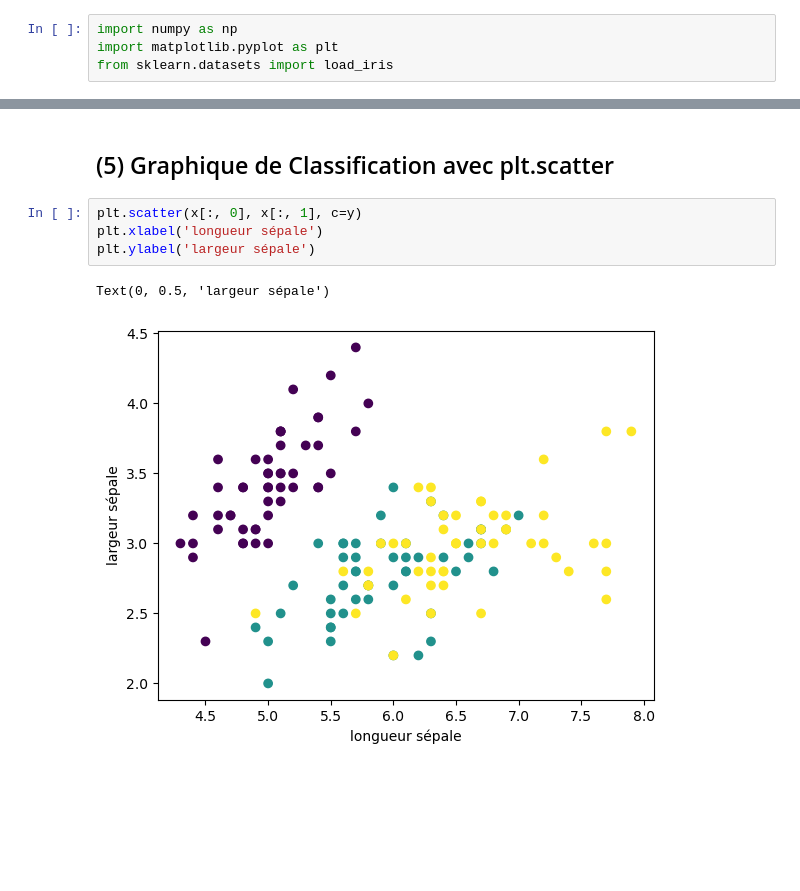
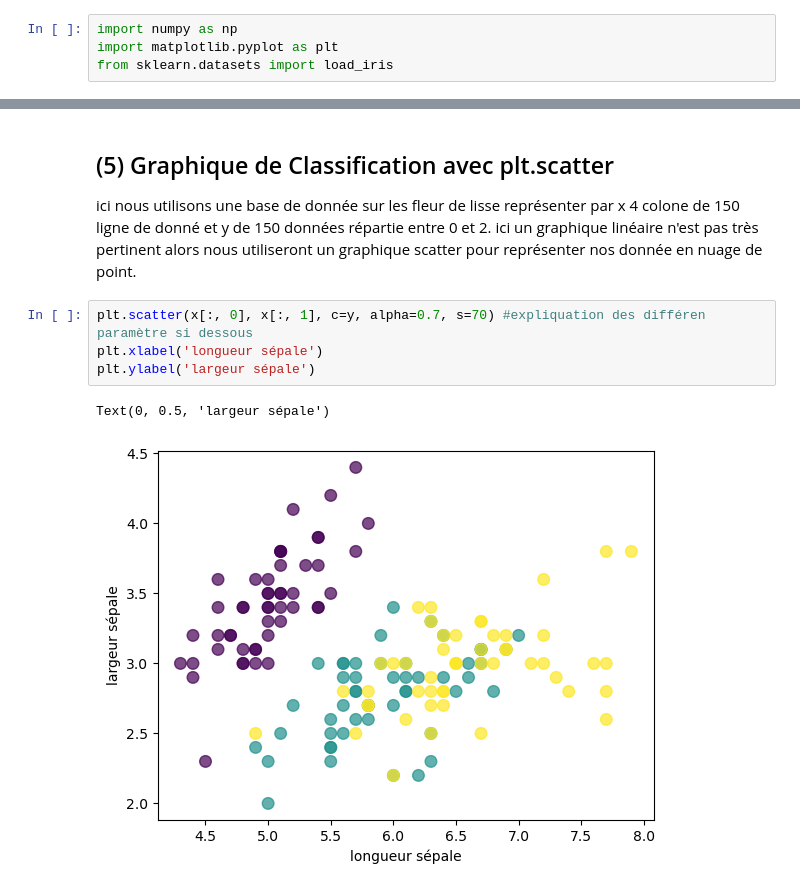
Before and after one commit to Sime-81/Deep_learning, a Jupyter notebook: Matplotlib_2.ipynb, the cells around one changed output, grey strips where cells are left out. Drawn from its saved outputs; the diff is of its cells as text; blank space fills up the shorter version.

```diff
--- a/Matplotlib_2.ipynb
+++ b/Matplotlib_2.ipynb
@@ -21,9 +39,11 @@ il y a 3 classes
 # %% [markdown]
 ## (5) Graphique de Classification avec plt.scatter
+
+ici nous utilisons une base de donnée sur les fleur de lisse représenter par x 4 colone de 150 ligne de donné et y de 150 données répartie entre 0 et 2. ici un graphique linéaire n'est pas très pertinent alors nous utiliseront un graphique scatter pour représenter nos donnée en nuage de point.
 # %%
-plt.scatter(x[:, 0], x[:, 1], c=y)
+plt.scatter(x[:, 0], x[:, 1], c=y, alpha=0.7, s=70) #expliquation des différen paramètre si dessous
 plt.xlabel('longueur sépale')
 plt.ylabel('largeur sépale')
 # %% [output]
 Text(0, 0.5, 'largeur sépale')
-[figure, old version]
+[figure, new version]
```
Also changed, not shown: parts of 9 cells of this notebook, 2 other files.
